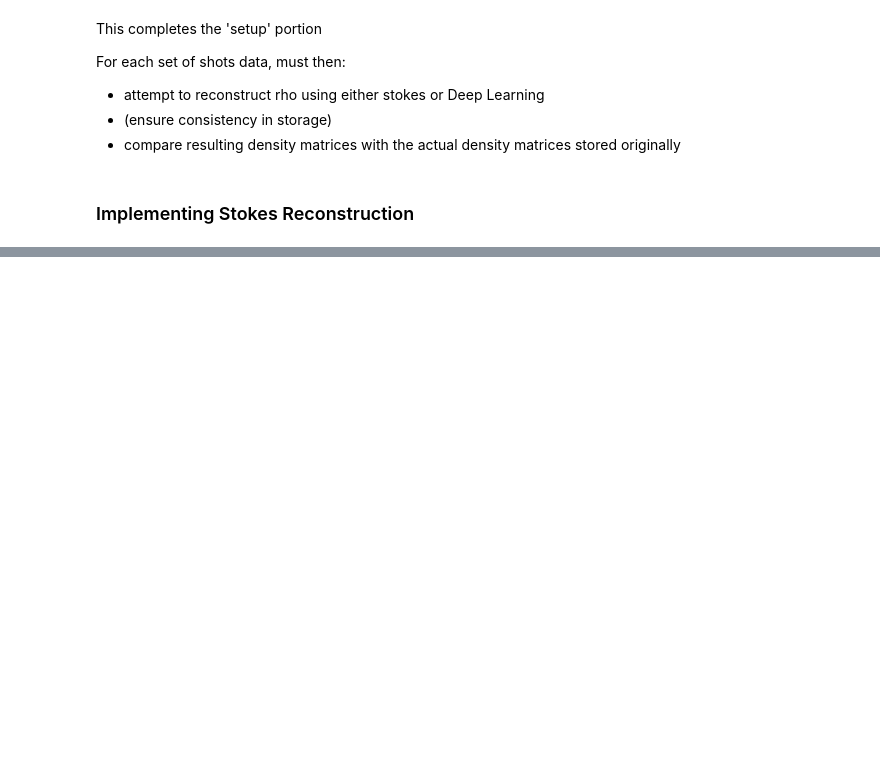
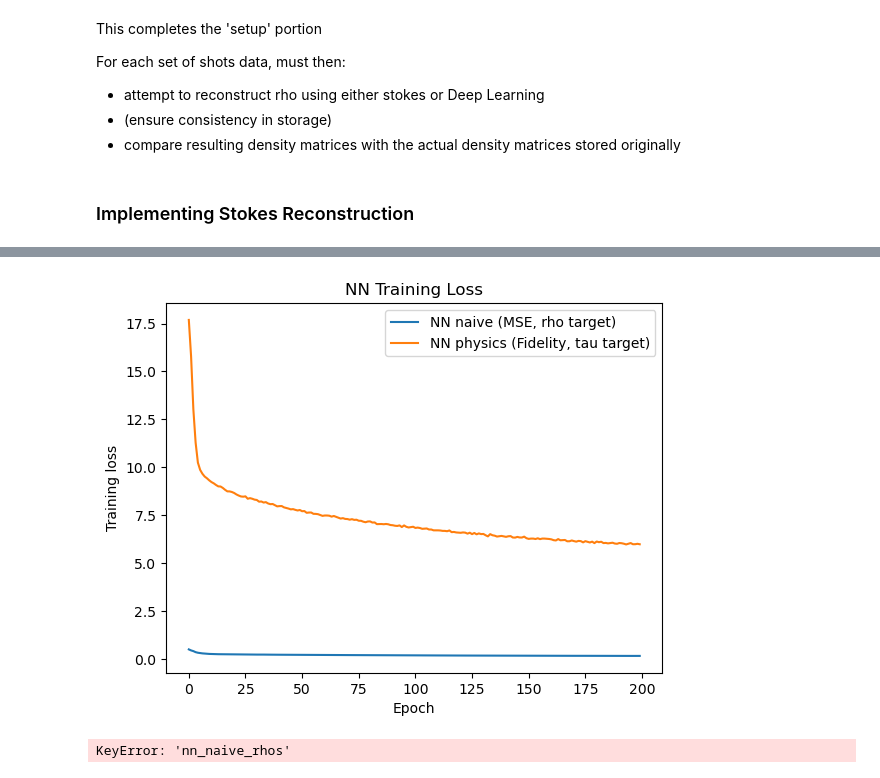
Before and after one commit to Charlow88/Masters-Project, a Jupyter notebook: src/masters_project/basic_runthrough.ipynb, the cells around one changed output, grey strips where cells are left out. Saved outputs shown, nothing was run; the diff lists cells and outputs as text; code cells hidden in the pictures; blank space fills up the shorter version.

```diff
--- a/src/masters_project/basic_runthrough.ipynb
+++ b/src/masters_project/basic_runthrough.ipynb
@@ -4,7 +5,7 @@ import QST_core_processes as qst #type: ignore
 # %% [markdown]
 ### Generate data of states and associated measurements probabilities
 # %%
-N = 1000  # number of states
+N = 5000  # number of states
 n_qubits = 2
 
 rhos, taus = qst.generate_dataset_of_states_and_probabilities(N, n_qubits)
@@ -43,2 +94,18 @@ outputs['stokes_rhos'] = qst.stokes_reconstruct_dataset(
     n_qubits = n_qubits
 )
+# %%
+# Naive Neural Network approach
+nn_naive = qst.NN_Builder(
+    n_qubits=n_qubits,
+    model_type="mlp",
+    loss_type="mse",
+    target="rho",
+    hidden_sizes=(256, 256, 256),
+    dropout=0.1,
+    lr=1e-3,
+    batch_size=64,
+    epochs=200
+)
+
+outputs['nn_naive_history'] = nn_naive.fit(data_train)
+outputs['nn_naive_rhos'] = nn_naive.predict(data_test)
@@ -44,0 +124,16 @@ outputs['stokes_rhos'] = qst.stokes_reconstruct_dataset(
+# %%
+# Physics-informed Neural Network approach
+nn_phys = qst.NN_Builder(
+    n_qubits=n_qubits,
+    model_type="mlp",
+    loss_type="fidelity",
+    target="tau",
+    hidden_sizes=(256, 256, 256),
+    dropout=0.1,
+    lr=1e-3,
+    batch_size=64,
+    epochs=200
+)
+
+outputs['nn_phys_history'] = nn_phys.fit(data_train)
+outputs['nn_phys_rhos'] = nn_phys.predict(data_test)
@@ -44,0 +152,24 @@ outputs['stokes_rhos'] = qst.stokes_reconstruct_dataset(
+# %%
+plt.figure()
+plt.plot(outputs["nn_naive_history"]["loss"], label="NN naive (MSE, rho target)")
+plt.plot(outputs["nn_phys_history"]["loss"], label="NN physics (Fidelity, tau target)")
+plt.xlabel("Epoch")
+plt.ylabel("Training loss")
+plt.title("NN Training Loss")
+plt.legend()
+plt.show()
+# %% [output]
+[figure, added]
+# %%
+# Compute fidelities
+
+true_rhos = data_test["rhos"]
+
+def fidelities_vs_truth(pred_rhos):
+    return np.array([qst.fidelity(true_rhos[k], pred_rhos[k]) for k in range(len(true_rhos))])
+
+F_stokes = fidelities_vs_truth(outputs["stokes_rhos"])
+F_naive  = fidelities_vs_truth(outputs["nn_naive_rhos"])
+F_phys   = fidelities_vs_truth(outputs["nn_phys_rhos"])
+# %% [output]
+KeyError: 'nn_naive_rhos'
```
Also changed, not shown: parts of 7 cells of this notebook, 5 other files.
